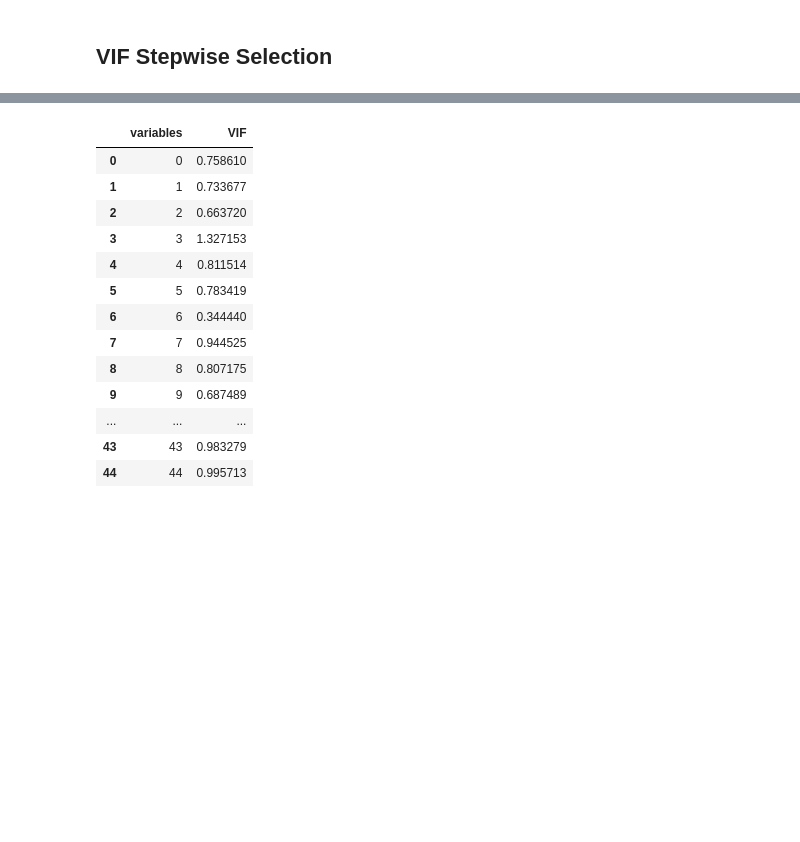
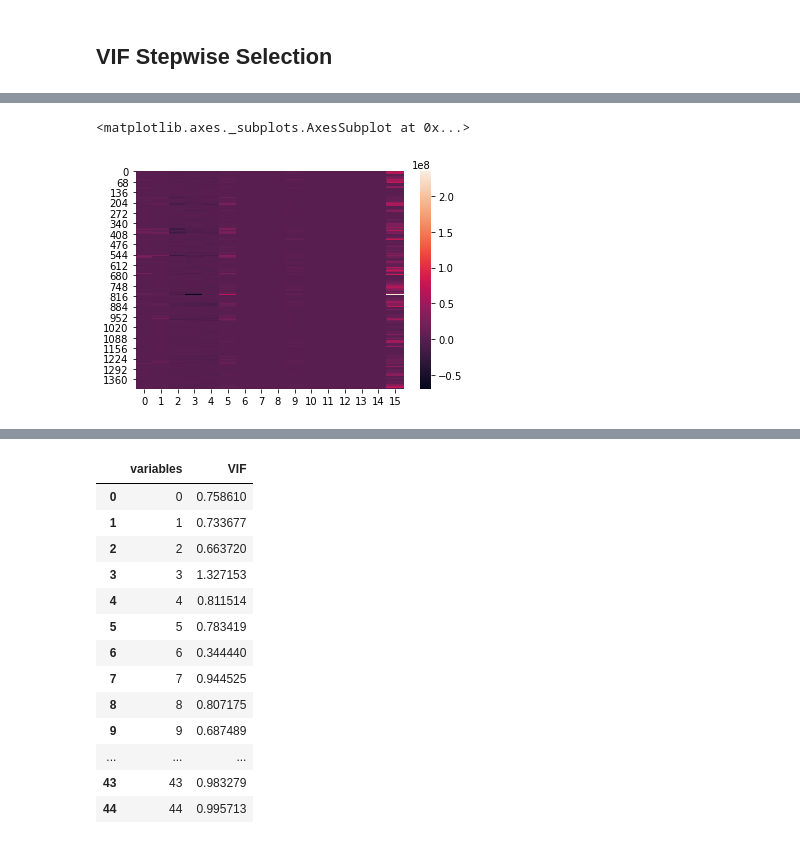
Before and after one commit to terryli710/MPS_regression, a Jupyter notebook: feature_importance.ipynb, the cells around one changed output, grey strips where cells are left out. Saved outputs shown, nothing was run; the diff lists cells and outputs as text; code cells hidden in the pictures; blank space fills up the shorter version.

```diff
--- a/feature_importance.ipynb
+++ b/feature_importance.ipynb
@@ -33,0 +48,5 @@ Y = np.load('data/Y/HM_MPS95.npy')
+# %%
+sns.heatmap(X[:,15:31])
+# %% [output]
+<matplotlib.axes._subplots.AxesSubplot at 0x...>
+[figure, added]
```
Also changed, not shown: parts of 3 cells of this notebook, 1 other file.
